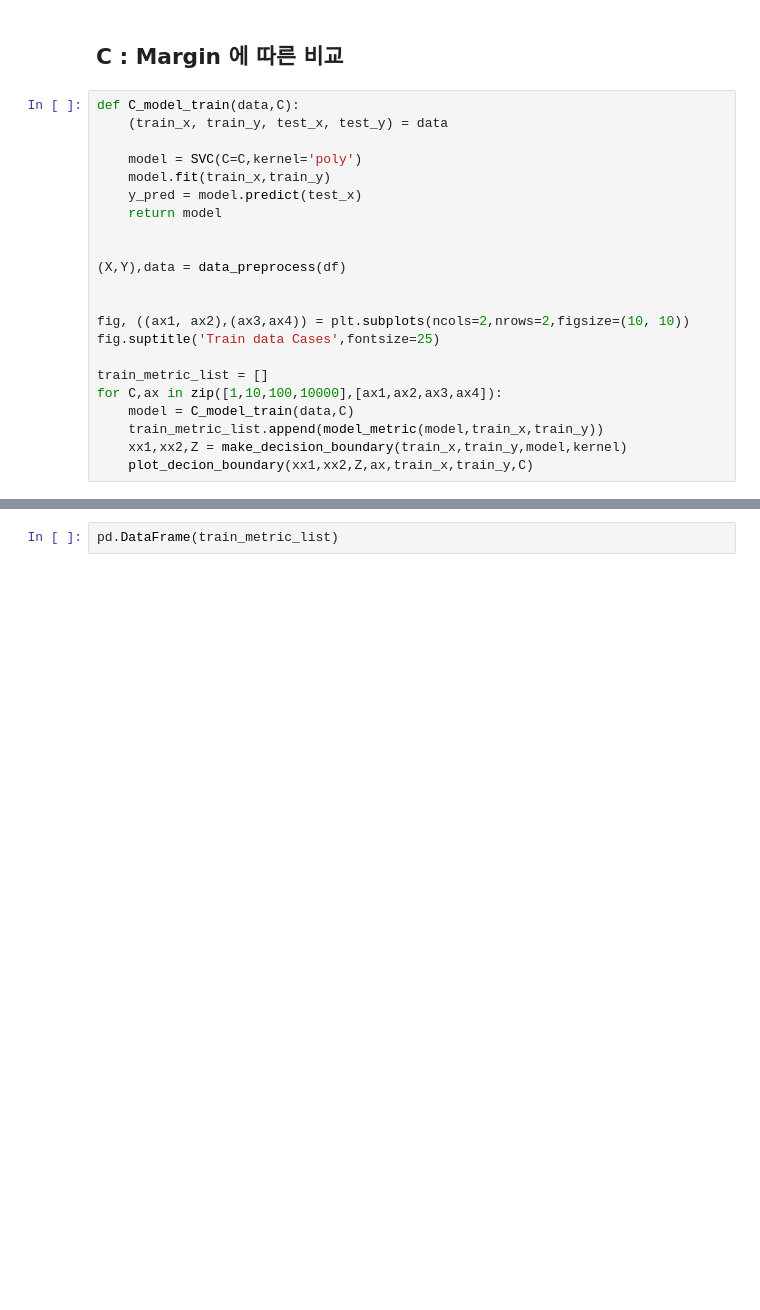
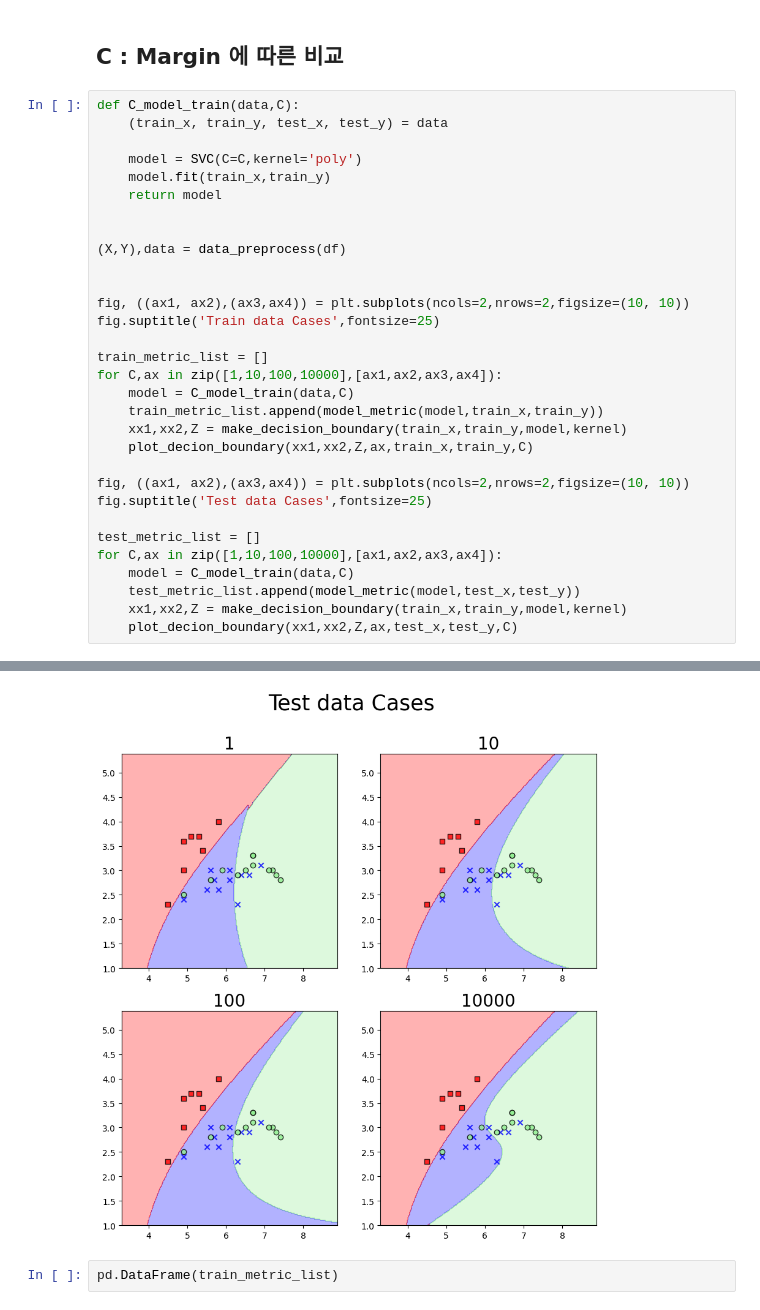
Before and after one commit to crimama/BA, a Jupyter notebook: 2.Kernel-based Learning/SVM/SVM.ipynb, the cells around one changed output, grey strips where cells are left out. Cells and saved outputs as stored; diff of their text form; blank space fills up the shorter version.

```diff
--- a/2.Kernel-based Learning/SVM/SVM.ipynb
+++ b/2.Kernel-based Learning/SVM/SVM.ipynb
@@ -154,27 +154,37 @@ pd.DataFrame(test_metric_list)
 # %%
 def C_model_train(data,C):
     (train_x, train_y, test_x, test_y) = data
 
     model = SVC(C=C,kernel='poly')
     model.fit(train_x,train_y)
-    y_pred = model.predict(test_x)
     return model
 
 
 (X,Y),data = data_preprocess(df)
 
 
 fig, ((ax1, ax2),(ax3,ax4)) = plt.subplots(ncols=2,nrows=2,figsize=(10, 10))
 fig.suptitle('Train data Cases',fontsize=25)
 
 train_metric_list = []
 for C,ax in zip([1,10,100,10000],[ax1,ax2,ax3,ax4]):
     model = C_model_train(data,C)
     train_metric_list.append(model_metric(model,train_x,train_y))
     xx1,xx2,Z = make_decision_boundary(train_x,train_y,model,kernel)
     plot_decion_boundary(xx1,xx2,Z,ax,train_x,train_y,C)
+
+fig, ((ax1, ax2),(ax3,ax4)) = plt.subplots(ncols=2,nrows=2,figsize=(10, 10))
+fig.suptitle('Test data Cases',fontsize=25)
+
+test_metric_list = []
+for C,ax in zip([1,10,100,10000],[ax1,ax2,ax3,ax4]):
+    model = C_model_train(data,C)
+    test_metric_list.append(model_metric(model,test_x,test_y))
+    xx1,xx2,Z = make_decision_boundary(train_x,train_y,model,kernel)
+    plot_decion_boundary(xx1,xx2,Z,ax,test_x,test_y,C)
 # %% [output]
 [figure]
+[figure, added]
 # %%
 pd.DataFrame(train_metric_list)
 # %% [output]
```
Also changed, not shown: parts of 5 cells of this notebook, 1 other file.
